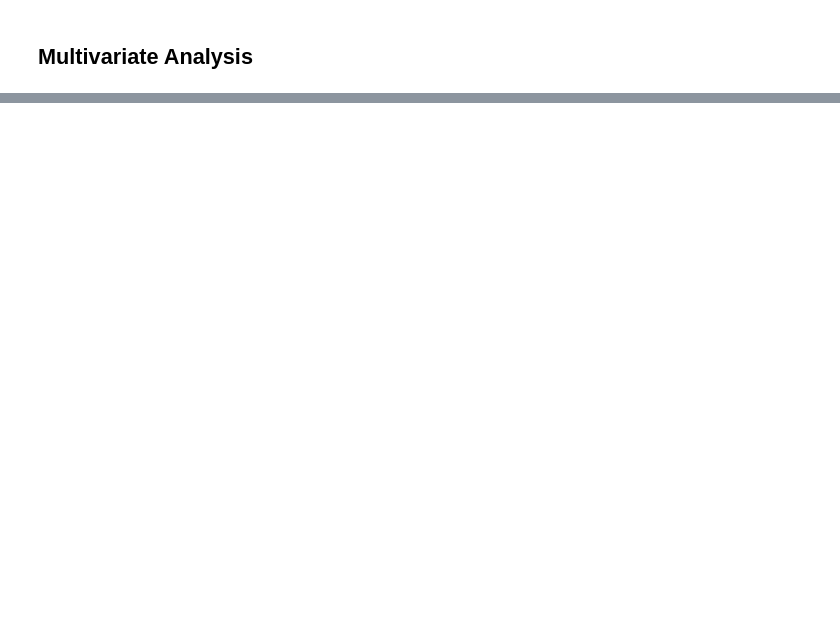
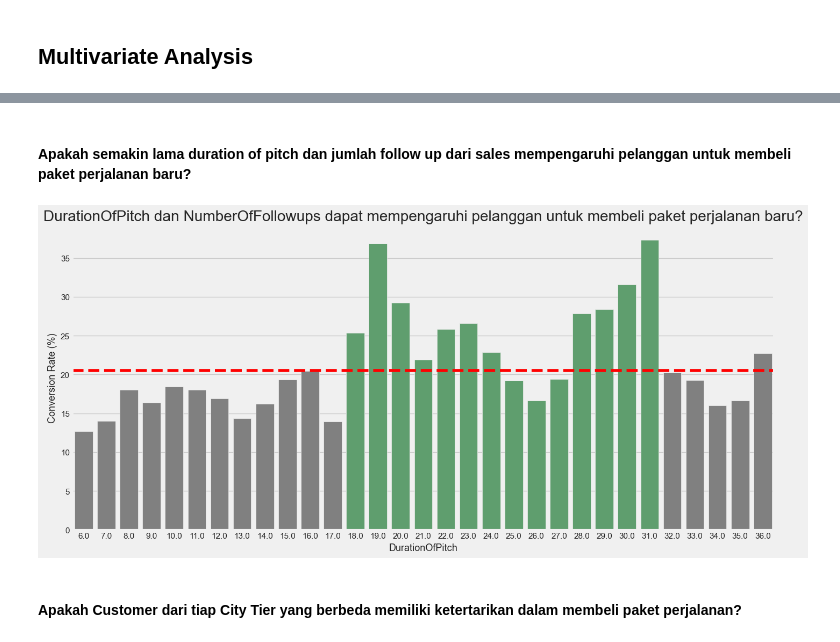
Before and after one commit to damaraira/ByteBenders, a Jupyter notebook: Updated_Holiday_packages_lim.ipynb, the cells around one changed output, grey strips where cells are left out. Saved outputs shown, nothing was run; the diff lists cells and outputs as text; code cells hidden in the pictures; blank space fills up the shorter version.

```diff
--- a/Updated_Holiday_packages_lim.ipynb
+++ b/Updated_Holiday_packages_lim.ipynb
@@ -479,0 +586,17 @@ sns.boxplot(data=df_raw, x='Designation', y='DurationOfPitch', hue='ProdTaken_YN
+# %%
+def kategori_umur(x):
+    if x>=18 and x<=25:
+        return 'Pemuda'
+    elif x<=45:
+        return 'Dewasa'
+    else:
+        return 'Lansia'
+
+df_cast['kategoriumur'] = df_cast['Age'].apply(lambda x : kategori_umur(x))
+kategori_umur = df_cast.groupby(['kategoriumur', 'ProdTaken_YN'])['CustomerID'].count().reset_index(name='TotalCustomers')\
+             .merge(df_cast.groupby(['kategoriumur'])['CustomerID'].count().reset_index(name='TotalCustomers'),on='kategoriumur')
+
+df_p = df_p.sort_values(by='Perc',ascending=False)
+kategori_umur['Perc']= round(kategori_umur.TotalCustomers_x/kategori_umur.TotalCustomers_y*100,2)
+kategori_umur = kategori_umur[kategori_umur.ProdTaken_YN=='Yes'].sort_values('Perc',ascending=False).reset_index(drop=True)
+kategori_umur
@@ -479,0 +630,10 @@ sns.boxplot(data=df_raw, x='Designation', y='DurationOfPitch', hue='ProdTaken_YN
+# %% [markdown]
+#### Apakah semakin lama duration of pitch dan jumlah follow up dari sales mempengaruhi pelanggan untuk membeli paket perjalanan baru?
+# %%
+df_cast.drop_duplicates(inplace=True)
+# %%
+df_duration_taken = df_cast.groupby('DurationOfPitch')[['ProdTaken_YN']].count()
+yes = df_cast[df_cast['ProdTaken_YN']=='Yes'].groupby('DurationOfPitch')[['ProdTaken_YN']].count()
+taken = yes.merge(df_duration_taken, on='DurationOfPitch', how='left')
+taken['%'] = round((taken['ProdTaken_YN_x'] * 100 / taken['ProdTaken_YN_y']), 2)
+taken.reset_index(inplace=True)
@@ -479,0 +647,13 @@ sns.boxplot(data=df_raw, x='Designation', y='DurationOfPitch', hue='ProdTaken_YN
+# %%
+plt.figure(figsize=(15,7))
+sns.barplot(x='DurationOfPitch',y='%',data=taken,orient='v',order=taken['DurationOfPitch'],color='grey',saturation=0.3)
+sns.barplot(x='DurationOfPitch',y='%',data=taken.iloc[12:26],orient='v',order=taken['DurationOfPitch'],color='g')
+plt.title('DurationOfPitch dan NumberOfFollowups dapat mempengaruhi pelanggan untuk membeli paket perjalanan baru?')
+plt.ylabel('Conversion Rate (%)',size=13)
+plt.xlabel('DurationOfPitch',size=13)
+plt.axhline(20.5, linestyle='dashed',color='red')
+plt.show()
+# %% [output]
+[figure, added]
+# %% [markdown]
+#### Apakah Customer dari tiap City Tier yang berbeda memiliki ketertarikan dalam membeli paket perjalanan?
```
Also changed, not shown: parts of 33 cells of this notebook, 1 other file.
